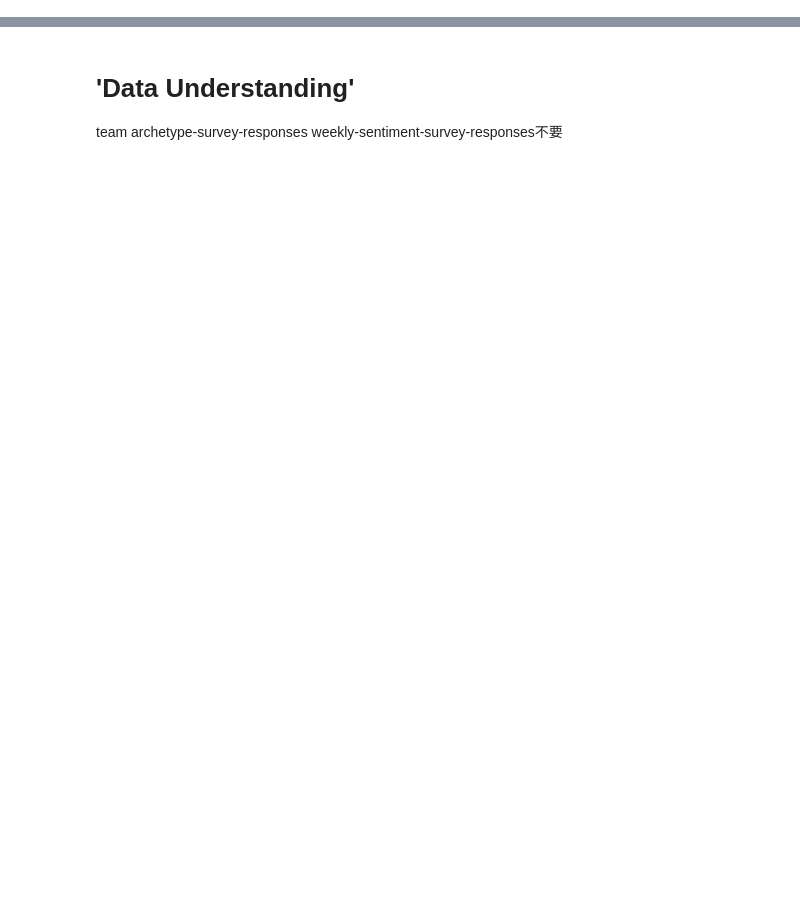
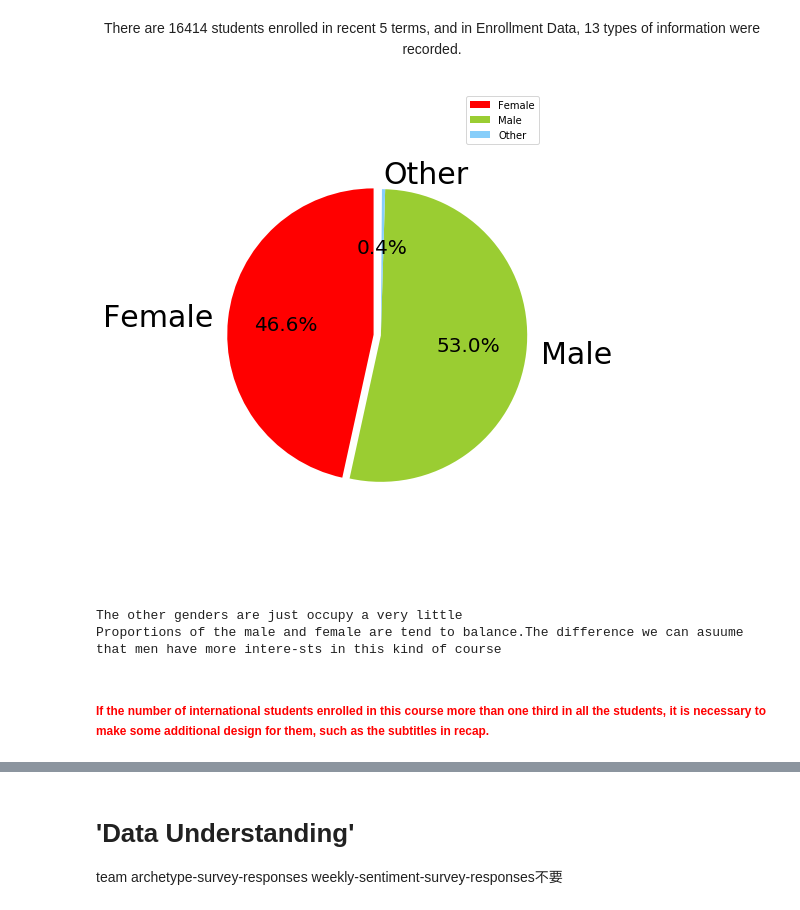
Before and after one commit to haoranD/CRISP-DM-PYTHON, a Jupyter notebook: notebooks/CRISP-DM.ipynb, the cells around one changed output, grey strips where cells are left out. Saved outputs shown, nothing was run; the diff lists cells and outputs as text; code cells hidden in the pictures; blank space fills up the shorter version.

Commit message:
EDA for business understanding using single or merged data in same type of records

```diff
--- a/notebooks/CRISP-DM.ipynb
+++ b/notebooks/CRISP-DM.ipynb
@@ -18,0 +119,17 @@ from time import time
+# %%
+startNum = 3
+endNum = 7
+type_file = 'enrolments'
+first = True
+outputPath = '../data/processed/' + 'Merged' + str(startNum) + '-' + str(endNum) + '_' + type_file + '.csv'
+data_t = []
+for i in range(startNum,endNum+1):
+    timesName = '-' + str(i) + '_'
+    fileName = '../data/raw/Engagement of Cyber Serurity/dataset201819/cyber-security' + timesName + type_file + '.csv'
+    data = pd.read_csv(fileName)
+    data_t.append(data)
+
+mergedData = pd.concat(data_t)
+print(mergedData.shape)
+mergedData.head()
+#mergedData.to_csv(outputPath)
@@ -18,0 +144,46 @@ from time import time
+# %% [markdown]
+<center>There are 16414 students enrolled in recent 5 terms, and in Enrollment Data, 13 types of information were recorded.</center>
+# %%
+mergedData = mergedData[mergedData['gender'] != 'Unknown']
+# %%
+from matplotlib import pyplot as plt
+
+#调节图形大小，宽，高
+plt.figure(figsize=(6,9))
+#定义饼状图的标签，标签是列表
+labels = ['Female','Male','Other']
+#每个标签占多大，会自动去算百分比
+sizes = [float(len(mergedData[mergedData['gender'] == 'female'])) / float(len(mergedData['gender'])) ,float(len(mergedData[mergedData['gender'] == 'male'])) / float(len(mergedData['gender'])) ,float(len(mergedData[mergedData['gender'] == 'other'])) / float(len(mergedData['gender']))]
+colors = ['red','yellowgreen','lightskyblue']
+#将某部分爆炸出来， 使用括号，将第一块分割出来，数值的大小是分割出来的与其他两块的间隙
+explode = (0.05,0,0)
+
+patches,l_text,p_text = plt.pie(sizes,explode=explode,labels=labels,colors=colors,
+                                labeldistance = 1.1,autopct = '%3.1f%%',shadow = False,
+                                startangle = 90,pctdistance = 0.6)
+
+#labeldistance，文本的位置离远点有多远，1.1指1.1倍半径的位置
+#autopct，圆里面的文本格式，%3.1f%%表示小数有三位，整数有一位的浮点数
+#shadow，饼是否有阴影
+#startangle，起始角度，0，表示从0开始逆时针转，为第一块。一般选择从90度开始比较好看
+#pctdistance，百分比的text离圆心的距离
+#patches, l_texts, p_texts，为了得到饼图的返回值，p_texts饼图内部文本的，l_texts饼图外label的文本
+
+#改变文本的大小
+#方法是把每一个text遍历。调用set_size方法设置它的属性
+for t in l_text:
+    t.set_size(30)
+for t in p_text:
+    t.set_size(20)
+# 设置x，y轴刻度一致，这样饼图才能是圆的
+plt.axis('equal')
+plt.legend()
+plt.show()
+print('The other genders are just occupy a very little')
+print('Proportions of the male and female are tend to balance.The difference we can asuume that men have more intere-sts in this kind of course')
+# %% [output]
+[figure, added]
+The other genders are just occupy a very little
+Proportions of the male and female are tend to balance.The difference we can asuume that men have more intere-sts in this kind of course
+# %% [markdown]
+######  <font color=#FF0000>If the number of  international  students  enrolled in this course more than one third in all the students, it is necessary to make some additional design for them, such as the subtitles in recap.</font>
```
Also changed, not shown: parts of 32 cells of this notebook, 1 other file.
